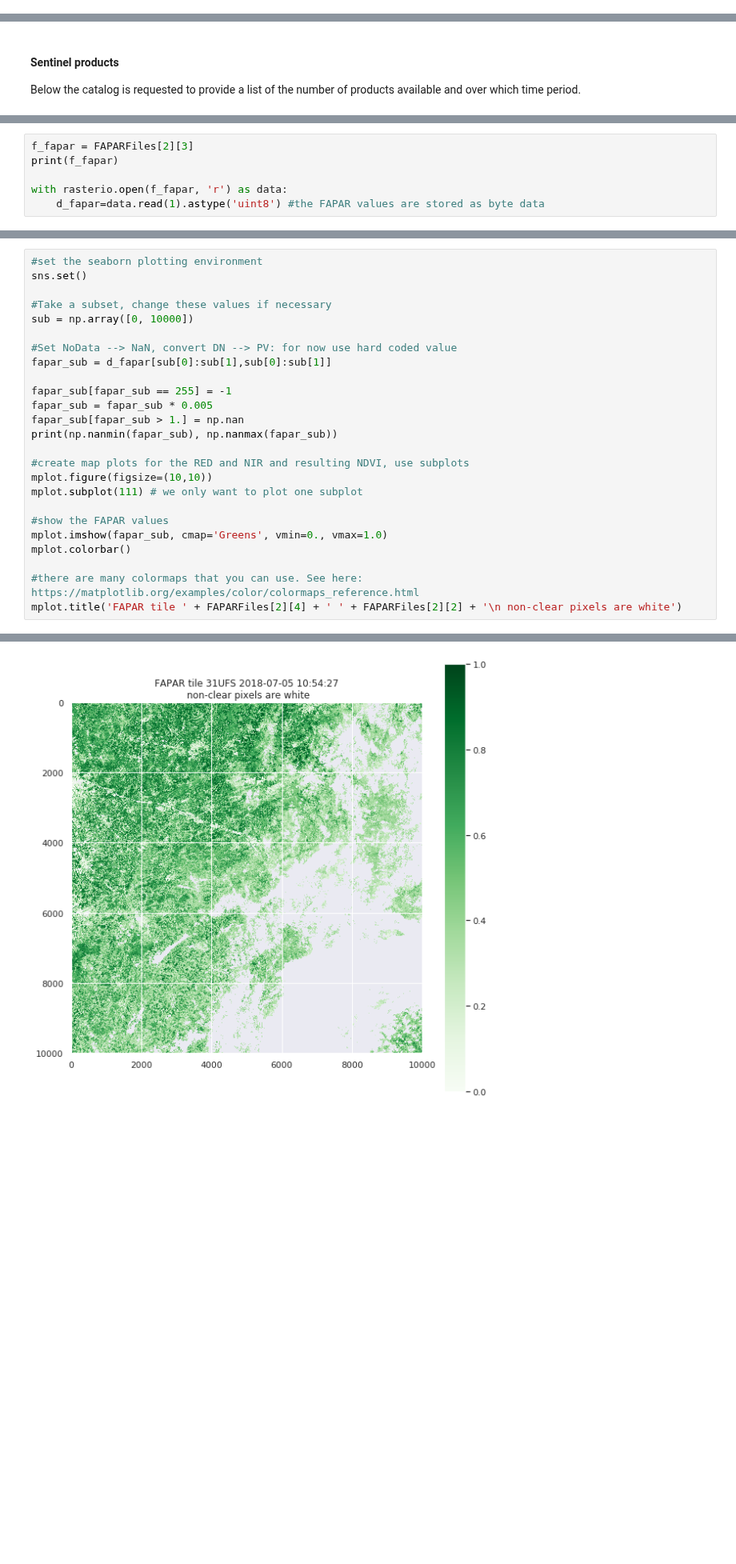
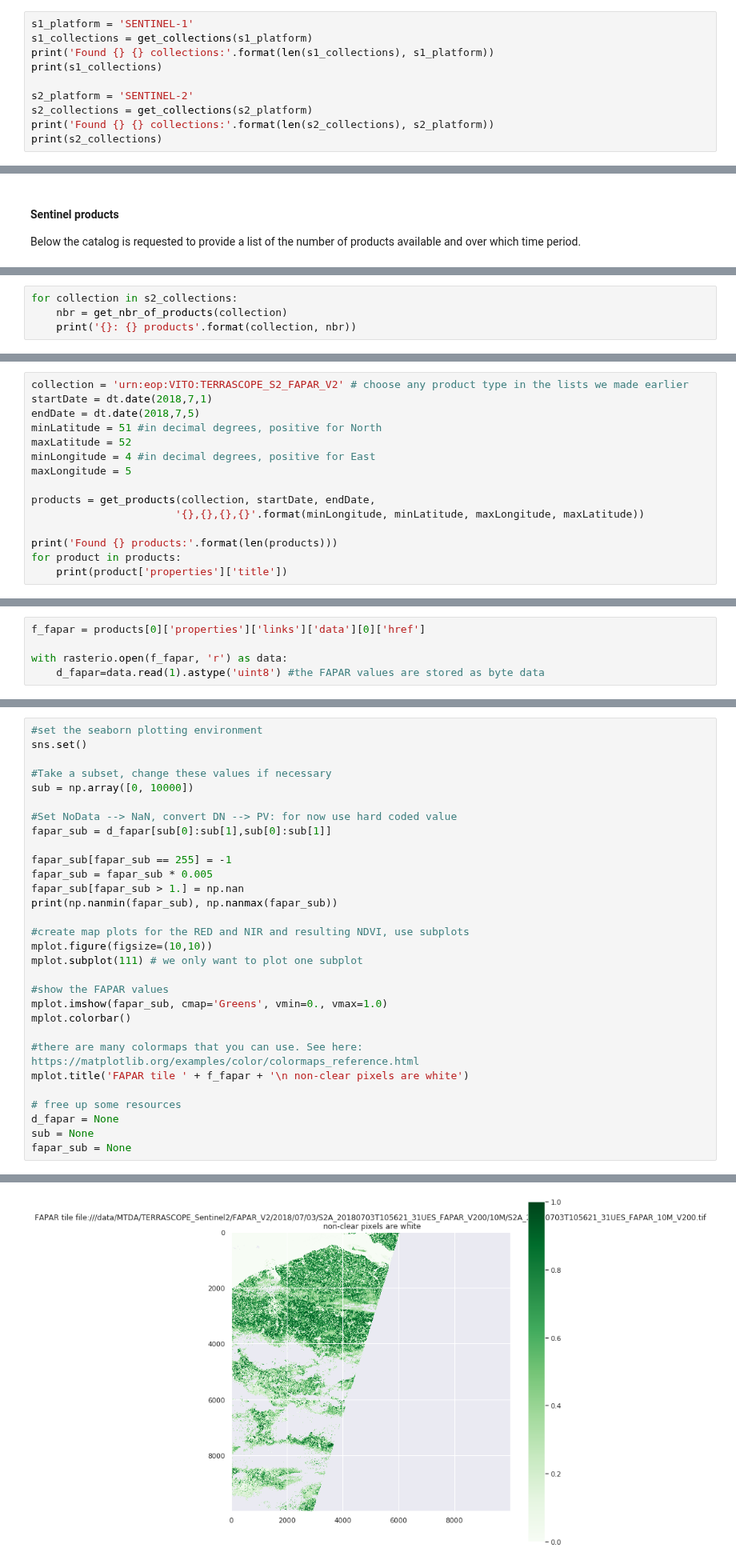
Before and after one commit to VITObelgium/notebook-samples, a Jupyter notebook: Terrascope/Advanced/TerrascopeRoadshow3.ipynb, the cells around one changed output, grey strips where cells are left out. Shown at 80% size. Saved outputs shown, nothing was run; the diff lists cells and outputs as text; blank space fills up the shorter version.

Commit message:
Another notebook sample converted to use Sentinel-2 V200 data

```diff
--- a/Terrascope/Advanced/TerrascopeRoadshow3.ipynb
+++ b/Terrascope/Advanced/TerrascopeRoadshow3.ipynb
@@ -45,0 +45,10 @@ listOfTerrascopeSentinelProducttypes
+# %%
+s1_platform = 'SENTINEL-1'
+s1_collections = get_collections(s1_platform)
+print('Found {} {} collections:'.format(len(s1_collections), s1_platform))
+print(s1_collections)
+
+s2_platform = 'SENTINEL-2'
+s2_collections = get_collections(s2_platform)
+print('Found {} {} collections:'.format(len(s2_collections), s2_platform))
+print(s2_collections)
@@ -161,0 +90,4 @@ SPOTVEGETATION_L3_S10: 583 products from 1998-04-01 00:00:00 to 2014-06-01 00:00
+# %%
+for collection in s2_collections:
+    nbr = get_nbr_of_products(collection)
+    print('{}: {} products'.format(collection, nbr))
@@ -250,0 +134,15 @@ for p in productList:
+# %%
+collection = 'urn:eop:VITO:TERRASCOPE_S2_FAPAR_V2' # choose any product type in the lists we made earlier
+startDate = dt.date(2018,7,1)
+endDate = dt.date(2018,7,5)
+minLatitude = 51 #in decimal degrees, positive for North
+maxLatitude = 52
+minLongitude = 4 #in decimal degrees, positive for East
+maxLongitude = 5
+
+products = get_products(collection, startDate, endDate,
+                       '{},{},{},{}'.format(minLongitude, minLatitude, maxLongitude, maxLatitude))
+
+print('Found {} products:'.format(len(products)))
+for product in products:
+    print(product['properties']['title'])
@@ -258,8 +165,7 @@ Once the data are red, we can convert them to physical values and plot the resul
 Also here, we do not yet read the conversion factors from the metadata, but use the hard coded value.
 Physical values > 1 are finally set to NaN (non-clear pixels).
 # %%
-f_fapar = FAPARFiles[2][3]
-print(f_fapar)
+f_fapar = products[0]['properties']['links']['data'][0]['href']
 
 with rasterio.open(f_fapar, 'r') as data:
     d_fapar=data.read(1).astype('uint8') #the FAPAR values are stored as byte data
@@ -289,6 +193,11 @@ mplot.imshow(fapar_sub, cmap='Greens', vmin=0., vmax=1.0)
 mplot.colorbar()
 
 #there are many colormaps that you can use. See here: https://matplotlib.org/examples/color/colormaps_reference.html
-mplot.title('FAPAR tile ' + FAPARFiles[2][4] + ' ' + FAPARFiles[2][2] + '\n non-clear pixels are white')
+mplot.title('FAPAR tile ' + f_fapar + '\n non-clear pixels are white')
+
+# free up some resources
+d_fapar = None
+sub = None
+fapar_sub = None
 # %% [output]
 0.0 0.975
@@ -296,4 +204,4 @@ Text(0.5,1,'FAPAR tile 31UFS 2018-07-05 10:54:27\n non-clear pixels are white')
-[figure, old version]
+[figure, new version]
 # %% [markdown]
 Now, let's do some processing.
 1. we will look for the raw 10 m Sentinel-2 bands
```
Also changed, not shown: parts of 40 cells of this notebook.
